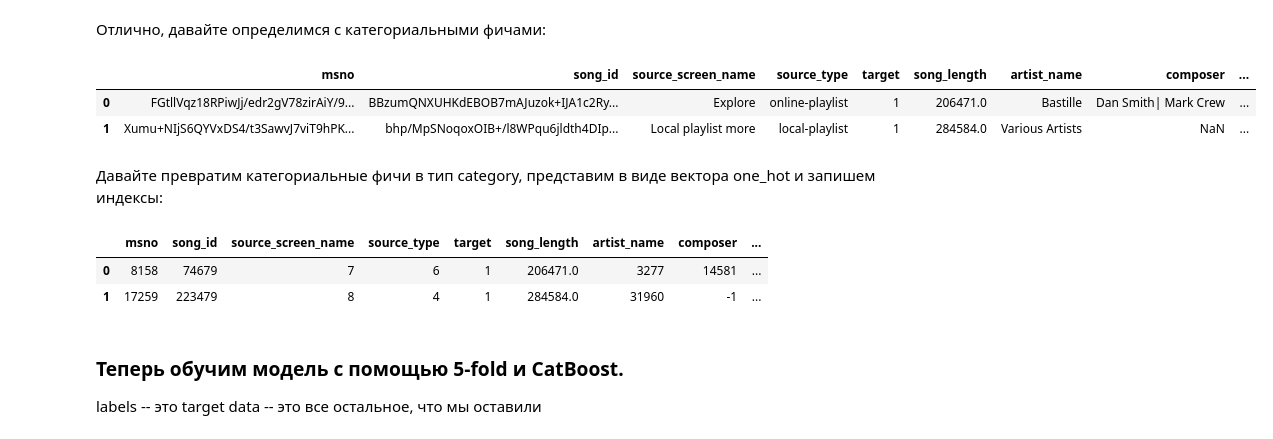
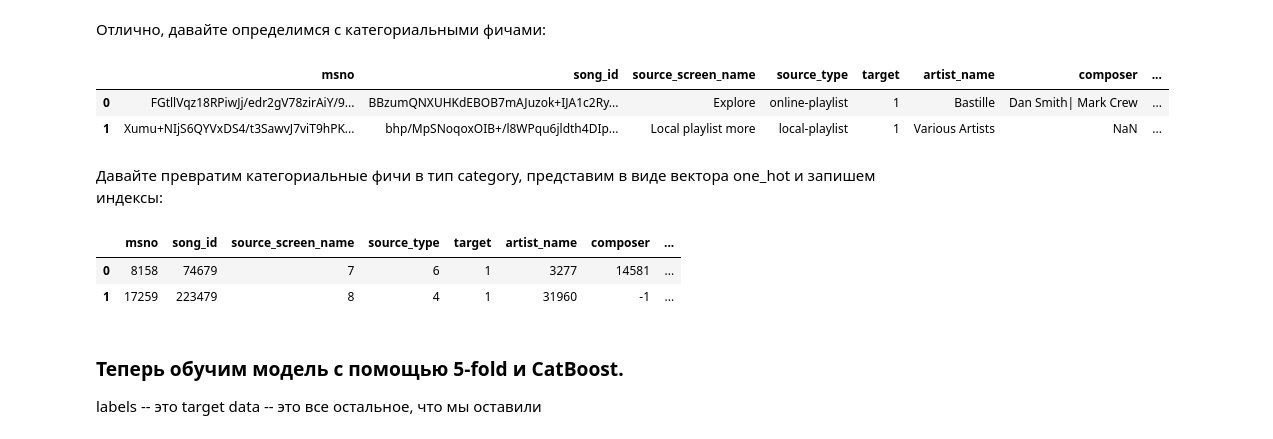
Before and after one commit to Anvarka/RecSys, a Jupyter notebook: RECSYS_HW2.ipynb, the cells around one changed output. Saved outputs shown, nothing was run; the diff lists cells and outputs as text; code cells hidden in the pictures.

```diff
--- a/RECSYS_HW2.ipynb
+++ b/RECSYS_HW2.ipynb
@@ -58,0 +65,6 @@ df.head(2)
+# %%
+df["count_artist"] = df["artist_name"].astype(str).apply(lambda x: x.count("|") + x.count("and") + 1)
+# %%
+df["count_composer"] = df["composer"].astype(str).apply(lambda x: x.count("|") + x.count("and") + 1)
+# %%
+df["time_with_us"] = df["expiration_date"] - df["registration_init_time"]
@@ -60,15 +79,18 @@ df.head(2)
 Отлично, давайте определимся с категориальными фичами:
 # %%
 features = ['msno', 'song_id', 'source_screen_name', 'source_type', 'target',
-       'artist_name', 'composer', 'registration_init_time']
+            'artist_name', 'composer', 'registration_init_time', 'genre_ids', 'count_artist',
+            'count_composer', 'time_with_us']
+# features = ['msno', 'song_id', 'target',
+#             'artist_name', 'composer',  'genre_ids', 'count_artist',
+#             'count_composer', 'time_with_us']
 
-df = df[['msno', 'song_id', 'source_screen_name', 'source_type', 'target',
-       'song_length', 'artist_name', 'composer', 'bd', 'registration_init_time']]
+df = df[features]
 df.head(2)
 # %% [output]
-|  | msno | song_id | source_screen_name | source_type | target | song_length | artist_name | composer | ... |
-| 0 | FGtllVqz18RPiwJj/edr2gV78zirAiY/9... | BBzumQNXUHKdEBOB7mAJuzok+IJA1c2Ry... | Explore | online-playlist | 1 | 206471.0 | Bastille | Dan Smith| Mark Crew | ... |
-| 1 | Xumu+NIjS6QYVxDS4/t3SawvJ7viT9hPK... | bhp/MpSNoqoxOIB+/l8WPqu6jldth4DIp... | Local playlist more | local-playlist | 1 | 284584.0 | Various Artists | NaN | ... |
+|  | msno | song_id | source_screen_name | source_type | target | artist_name | composer | ... |
+| 0 | FGtllVqz18RPiwJj/edr2gV78zirAiY/9... | BBzumQNXUHKdEBOB7mAJuzok+IJA1c2Ry... | Explore | online-playlist | 1 | Bastille | Dan Smith| Mark Crew | ... |
+| 1 | Xumu+NIjS6QYVxDS4/t3SawvJ7viT9hPK... | bhp/MpSNoqoxOIB+/l8WPqu6jldth4DIp... | Local playlist more | local-playlist | 1 | Various Artists | NaN | ... |
 # %% [markdown]
 Давайте превратим категориальные фичи в тип category, представим в виде вектора one_hot и запишем индексы:
 # %%
@@ -78,9 +100,9 @@ for col in features:
 
 df.head(2)
 # %% [output]
-|  | msno | song_id | source_screen_name | source_type | target | song_length | artist_name | composer | ... |
-| 0 | 8158 | 74679 | 7 | 6 | 1 | 206471.0 | 3277 | 14581 | ... |
-| 1 | 17259 | 223479 | 8 | 4 | 1 | 284584.0 | 31960 | -1 | ... |
+|  | msno | song_id | source_screen_name | source_type | target | artist_name | composer | ... |
+| 0 | 8158 | 74679 | 7 | 6 | 1 | 3277 | 14581 | ... |
+| 1 | 17259 | 223479 | 8 | 4 | 1 | 31960 | -1 | ... |
 # %% [markdown]
 ### Теперь обучим модель c помощью 5-fold и CatBoost.
 
```
Also changed, not shown: parts of 41 cells of this notebook.
